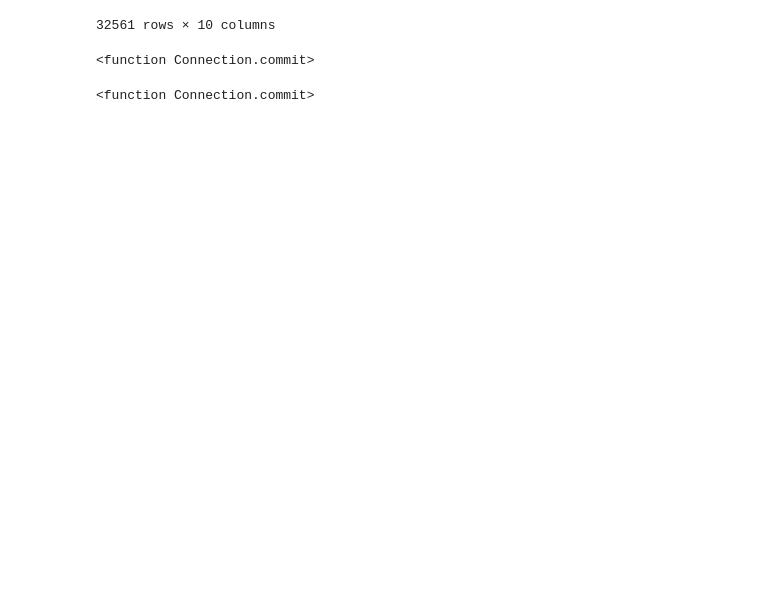
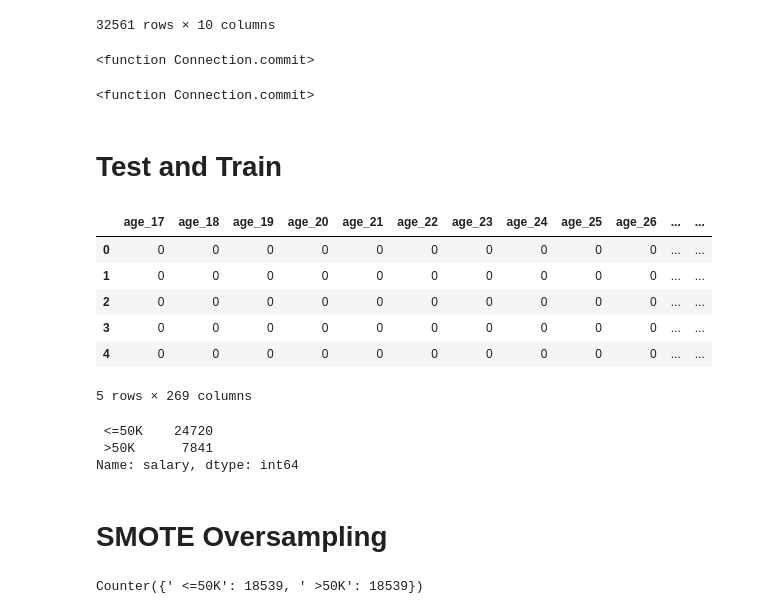
Before and after one commit to leonkelvin2000/fianance2, a Jupyter notebook: Data Base Read In.ipynb, the cells around one changed output. Drawn from its saved outputs; the diff is of its cells as text; code cells hidden in the pictures; blank space fills up the shorter version.

```diff
--- a/Data Base Read In.ipynb
+++ b/Data Base Read In.ipynb
@@ -148,3 +148,25 @@ conn.commit
 # %%
 # connecting to 'target.db'
 conn = sqlite3.connect('salary.db')
+# %% [markdown]
+# Test and Train
+# %%
+#split into testing and training
+X = pd.get_dummies(features_df, columns = ['age', 'work_class', 'education', 'marital_status',
+                                           'occupation', 'relationship', 'race', 'sex','hours_per_week', 'native_country'])
+y = target_df['salary']
+X.head()
+# %% [output]
+|  | age_17 | age_18 | age_19 | age_20 | age_21 | age_22 | age_23 | age_24 | age_25 | age_26 | ... | ... |
+| 0 | 0 | 0 | 0 | 0 | 0 | 0 | 0 | 0 | 0 | 0 | ... | ... |
+| 1 | 0 | 0 | 0 | 0 | 0 | 0 | 0 | 0 | 0 | 0 | ... | ... |
+| 2 | 0 | 0 | 0 | 0 | 0 | 0 | 0 | 0 | 0 | 0 | ... | ... |
+| 3 | 0 | 0 | 0 | 0 | 0 | 0 | 0 | 0 | 0 | 0 | ... | ... |
+| 4 | 0 | 0 | 0 | 0 | 0 | 0 | 0 | 0 | 0 | 0 | ... | ... |
+5 rows × 269 columns
+# %%
+y.value_counts()
+# %% [output]
+ <=50K    24720
+ >50K      7841
+Name: salary, dtype: int64
@@ -150,0 +175,17 @@ conn = sqlite3.connect('salary.db')
+# %% [markdown]
+# SMOTE Oversampling
+# %%
+#Import Packages
+from imblearn.over_sampling import SMOTE
+from imblearn.over_sampling import RandomOverSampler
+from collections import Counter
+from sklearn.linear_model import LogisticRegression
+from sklearn.metrics import balanced_accuracy_score
+# Resample the training data with SMOTE
+# Instantiate the model
+smote = SMOTE(random_state=1)
+# Resample the targets
+X_resampled, y_resampled = smote.fit_resample(X_train, y_train)
+Counter(y_resampled)
+# %% [output]
+Counter({' <=50K': 18539, ' >50K': 18539})
```
Also changed, not shown: parts of 12 cells of this notebook, 4 other files.
